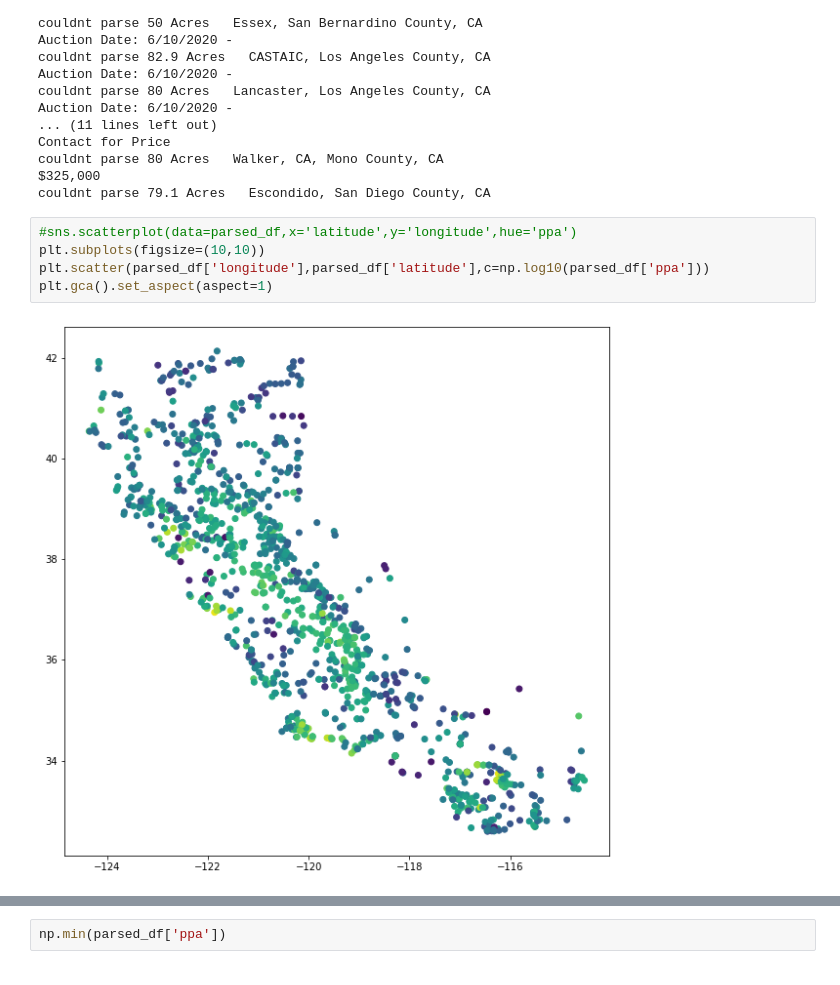
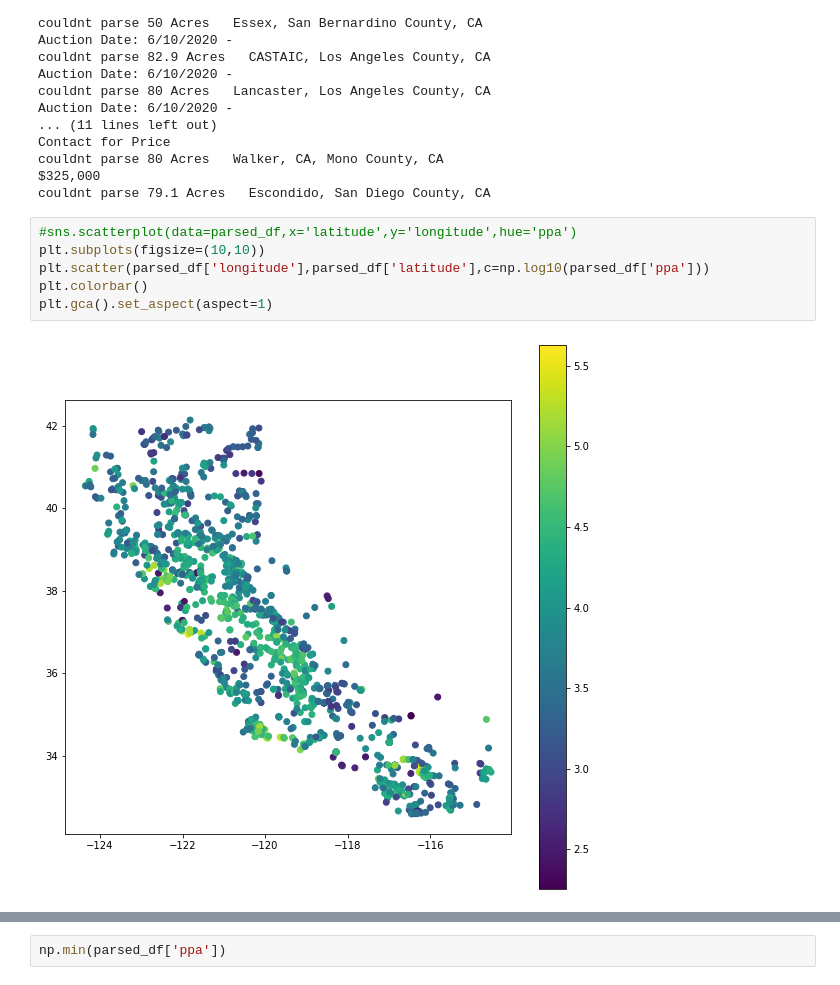
Before and after one commit to akuczala/windsite, a Jupyter notebook: land-values.ipynb, the cells around one changed output, grey strips where cells are left out. Saved outputs shown, nothing was run; the diff lists cells and outputs as text.

```diff
--- a/land-values.ipynb
+++ b/land-values.ipynb
@@ -120,10 +120,11 @@ couldnt parse 79.1 Acres   Escondido, San Diego County, CA
 # %%
 #sns.scatterplot(data=parsed_df,x='latitude',y='longitude',hue='ppa')
 plt.subplots(figsize=(10,10))
 plt.scatter(parsed_df['longitude'],parsed_df['latitude'],c=np.log10(parsed_df['ppa']))
+plt.colorbar()
 plt.gca().set_aspect(aspect=1)
 # %% [output]
-[figure, old version]
+[figure, new version]
 # %%
 from sklearn.linear_model import BayesianRidge
 from sklearn.linear_model import LinearRegression
```
Also changed, not shown: parts of 6 cells of this notebook, 4 other files.
